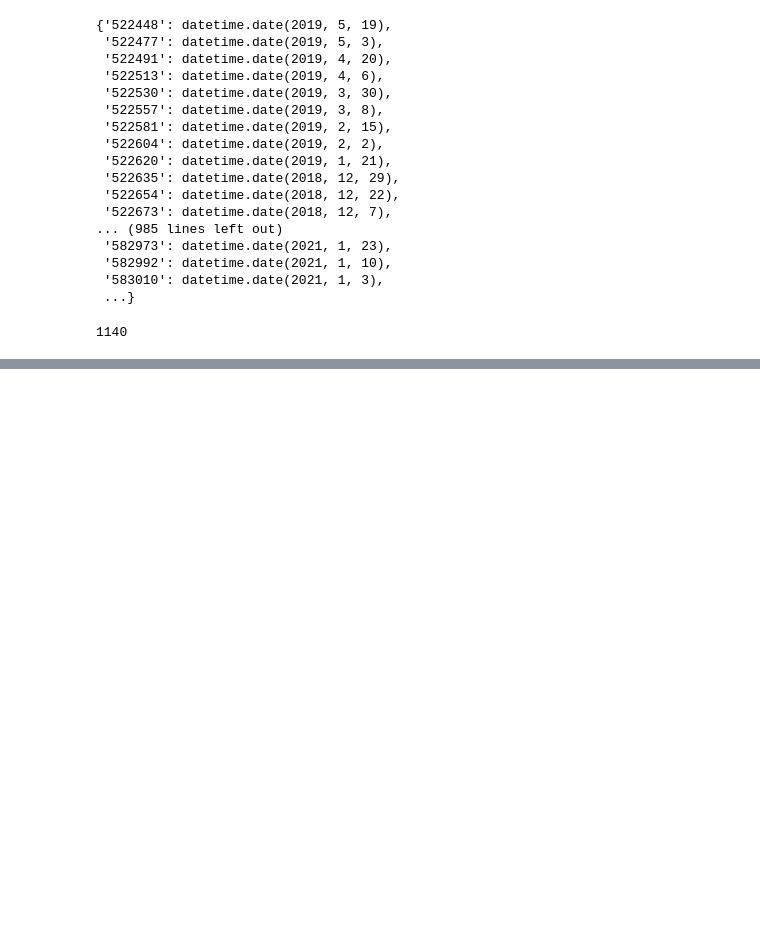
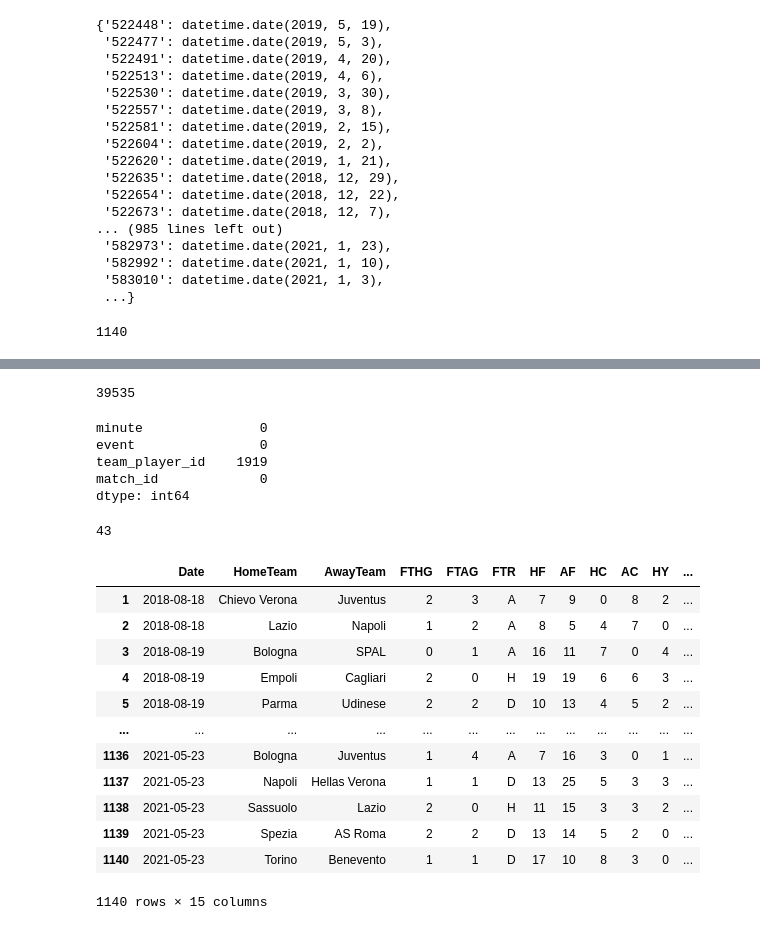
Before and after one commit to stan-levend/soccer-scraper-data-warehouse, a Jupyter notebook: scraper.ipynb, the cells around one changed output, grey strips where cells are left out. Cells and saved outputs as stored; diff of their text form; code cells hidden in the pictures; blank space fills up the shorter version.

```diff
--- a/scraper.ipynb
+++ b/scraper.ipynb
@@ -429,0 +795,6 @@ Juan Cuadrado 16 False Juventus
+# %%
+# checkpoint_data = match_details
+len(match_details['minute'])
+# match_details['team_player_id']
+# %% [output]
+39535
@@ -429,0 +805,28 @@ Juan Cuadrado 16 False Juventus
+# %%
+match_details_df.isna().sum()
+# %% [output]
+minute               0
+event                0
+team_player_id    1919
+match_id             0
+dtype: int64
+# %%
+len(team_players['is_substitute'])
+# %% [output]
+43
+# %%
+matches_data
+# %% [output]
+|  | Date | HomeTeam | AwayTeam | FTHG | FTAG | FTR | HF | AF | HC | AC | HY | ... |
+| 1 | 2018-08-18 | Chievo Verona | Juventus | 2 | 3 | A | 7 | 9 | 0 | 8 | 2 | ... |
+| 2 | 2018-08-18 | Lazio | Napoli | 1 | 2 | A | 8 | 5 | 4 | 7 | 0 | ... |
+| 3 | 2018-08-19 | Bologna | SPAL | 0 | 1 | A | 16 | 11 | 7 | 0 | 4 | ... |
+| 4 | 2018-08-19 | Empoli | Cagliari | 2 | 0 | H | 19 | 19 | 6 | 6 | 3 | ... |
+| 5 | 2018-08-19 | Parma | Udinese | 2 | 2 | D | 10 | 13 | 4 | 5 | 2 | ... |
+| ... | ... | ... | ... | ... | ... | ... | ... | ... | ... | ... | ... | ... |
+| 1136 | 2021-05-23 | Bologna | Juventus | 1 | 4 | A | 7 | 16 | 3 | 0 | 1 | ... |
+| 1137 | 2021-05-23 | Napoli | Hellas Verona | 1 | 1 | D | 13 | 25 | 5 | 3 | 3 | ... |
+| 1138 | 2021-05-23 | Sassuolo | Lazio | 2 | 0 | H | 11 | 15 | 3 | 3 | 2 | ... |
+| 1139 | 2021-05-23 | Spezia | AS Roma | 2 | 2 | D | 13 | 14 | 5 | 2 | 0 | ... |
+| 1140 | 2021-05-23 | Torino | Benevento | 1 | 1 | D | 17 | 10 | 8 | 3 | 0 | ... |
+1140 rows × 15 columns
```
Also changed, not shown: parts of 34 cells of this notebook, 5 other files.
